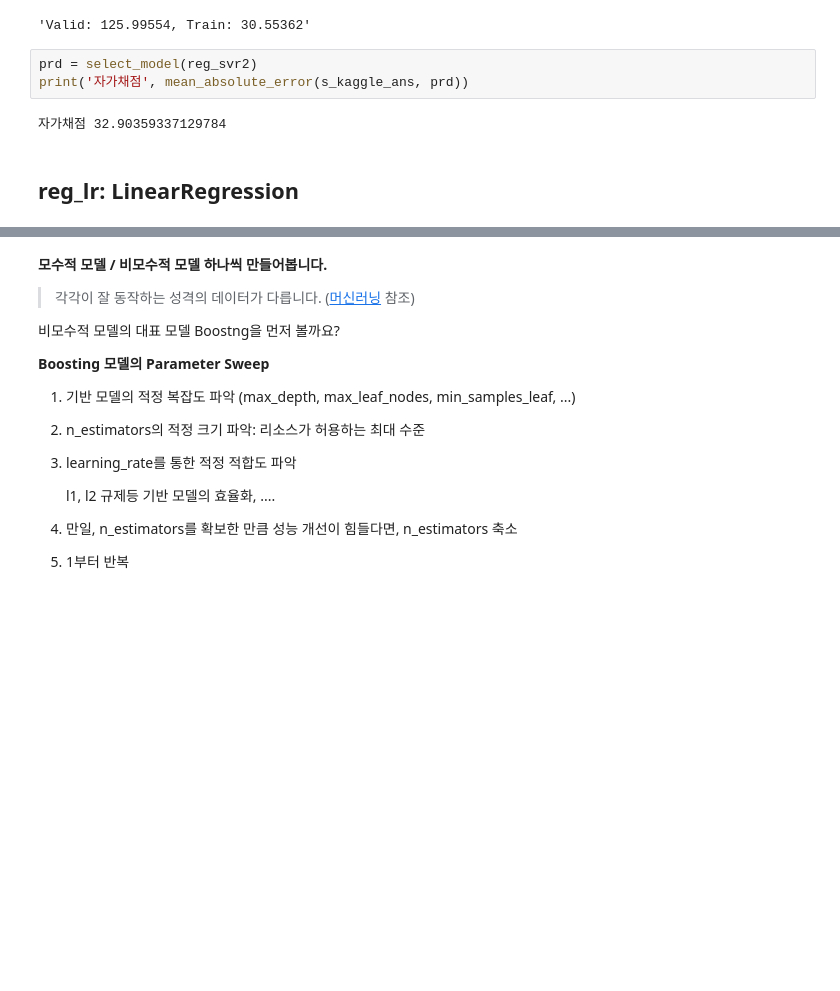
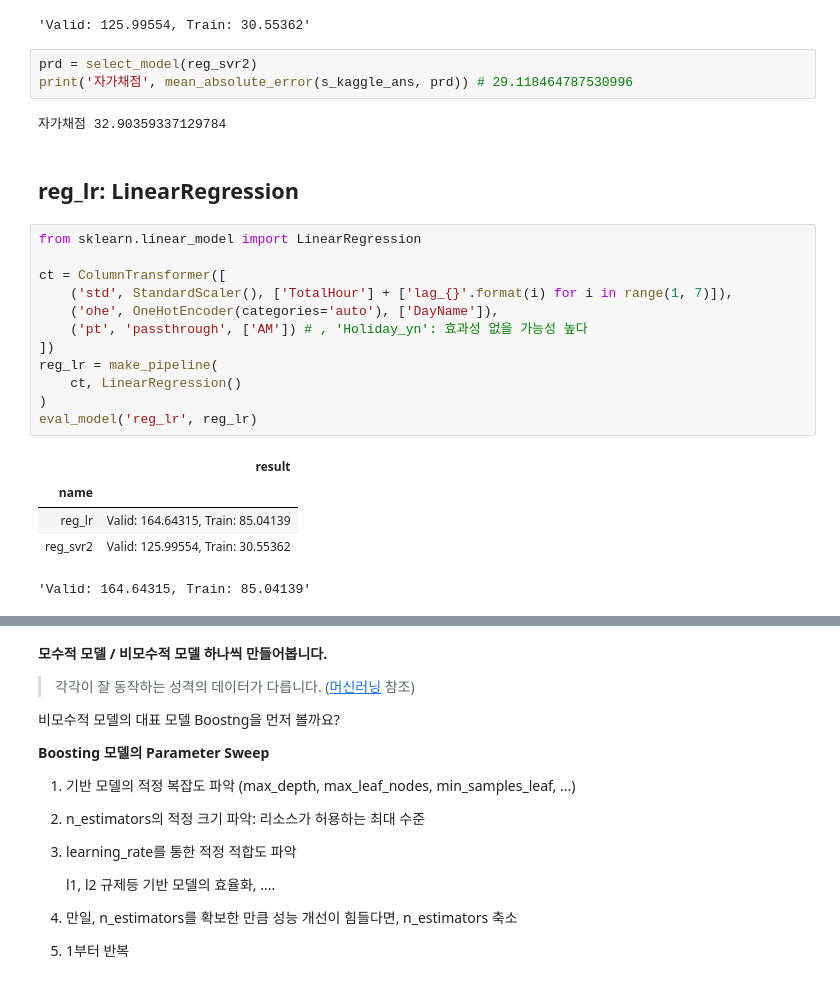
Before and after one commit to sunkusun9/DS_lv3_2609_1, a Jupyter notebook: sec_ds_lv3_prob3_kaggle.ipynb, the cells around one changed output, grey strips where cells are left out. Saved outputs shown, nothing was run; the diff lists cells and outputs as text; blank space fills up the shorter version.

```diff
--- a/sec_ds_lv3_prob3_kaggle.ipynb
+++ b/sec_ds_lv3_prob3_kaggle.ipynb
@@ -383,8 +383,26 @@ eval_model('reg_svr2', reg_svr2)
 'Valid: 125.99554, Train: 30.55362'
 # %%
 prd = select_model(reg_svr2)
-print('자가채점', mean_absolute_error(s_kaggle_ans, prd))
+print('자가채점', mean_absolute_error(s_kaggle_ans, prd)) # 29.118464787530996
 # %% [output]
 자가채점 32.90359337129784
 # %% [markdown]
 ## reg_lr: LinearRegression
+# %%
+from sklearn.linear_model import LinearRegression
+
+ct = ColumnTransformer([
+    ('std', StandardScaler(), ['TotalHour'] + ['lag_{}'.format(i) for i in range(1, 7)]),
+    ('ohe', OneHotEncoder(categories='auto'), ['DayName']),
+    ('pt', 'passthrough', ['AM']) # , 'Holiday_yn': 효과성 없을 가능성 높다
+])
+reg_lr = make_pipeline(
+    ct, LinearRegression()
+)
+eval_model('reg_lr', reg_lr)
+# %% [output]
+|  | result |
+| name |  |
+| reg_lr | Valid: 164.64315, Train: 85.04139 |
+| reg_svr2 | Valid: 125.99554, Train: 30.55362 |
+'Valid: 164.64315, Train: 85.04139'
```
Also changed, not shown: parts of 6 cells of this notebook.
